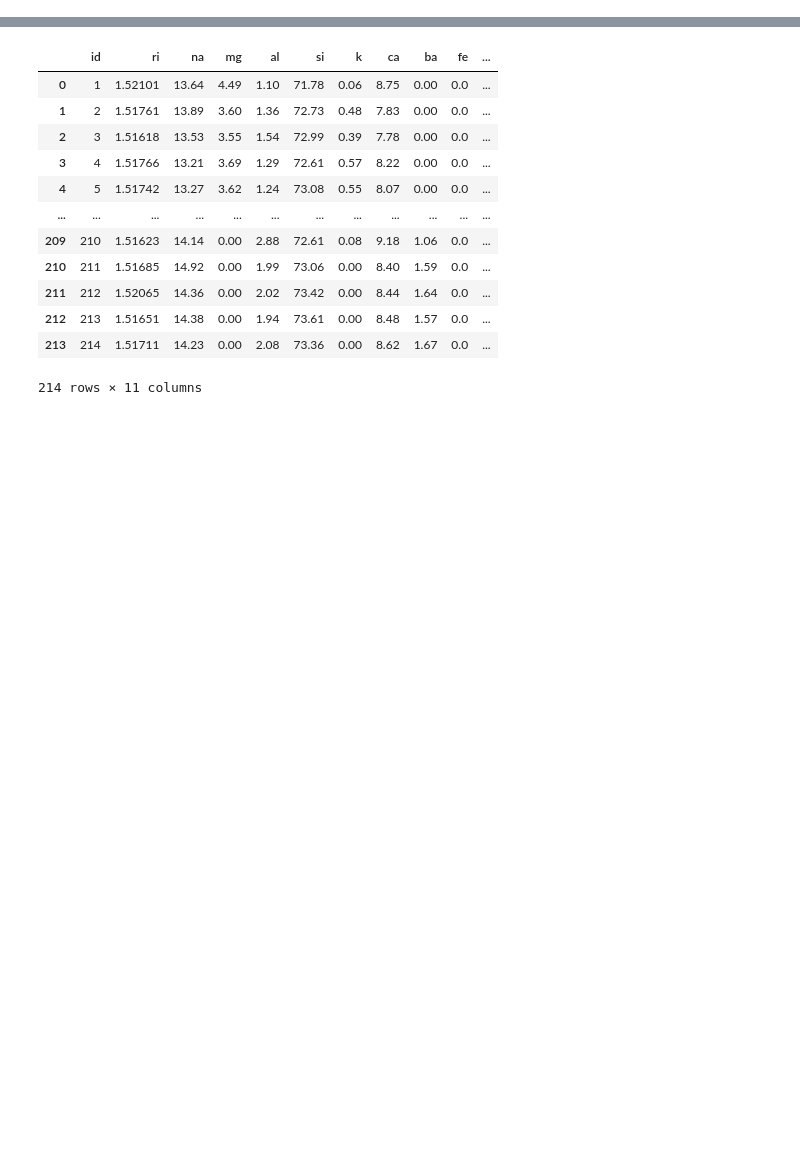
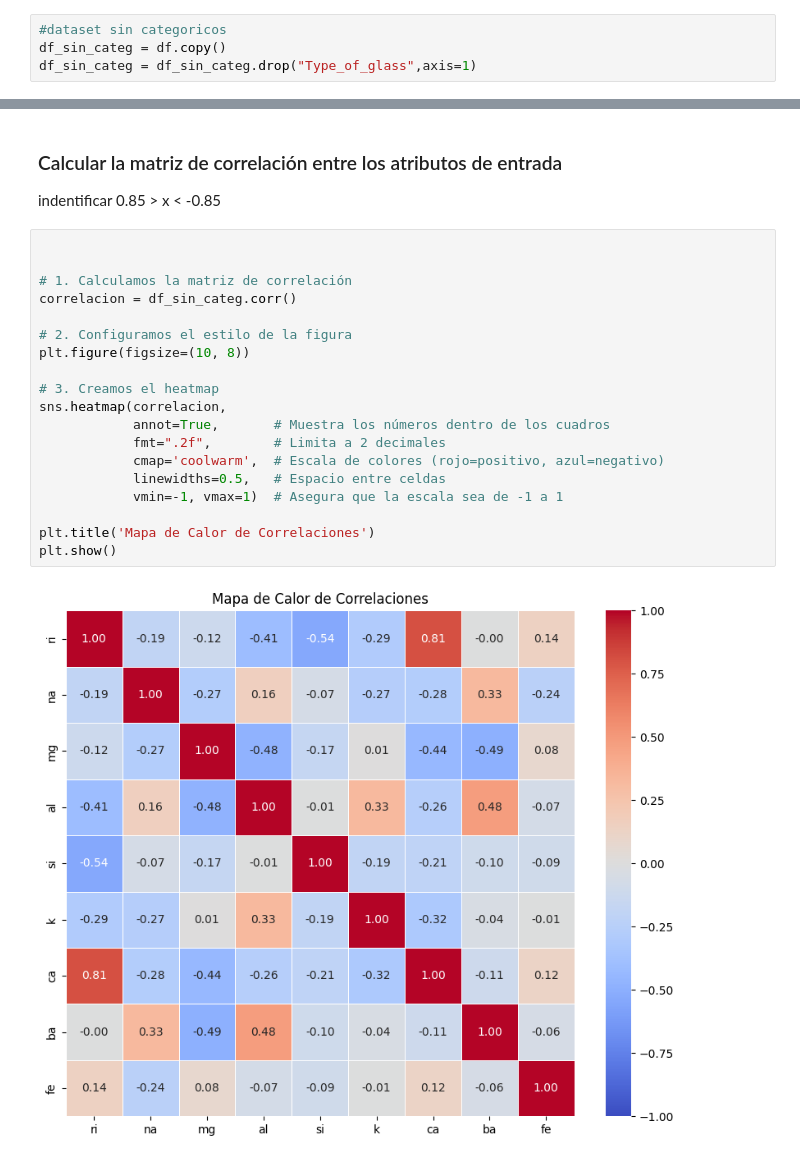
Before and after one commit to Jeffersonmz2/Entrega_II_ML, a Jupyter notebook: entrega_II_ML.ipynb, the cells around one changed output, grey strips where cells are left out. Drawn from its saved outputs; the diff is of its cells as text; blank space fills up the shorter version.

```diff
--- a/entrega_II_ML.ipynb
+++ b/entrega_II_ML.ipynb
@@ -18,0 +74,4 @@ df.shape
+# %%
+#dataset sin categoricos
+df_sin_categ = df.copy()
+df_sin_categ = df_sin_categ.drop("Type_of_glass",axis=1)
@@ -19,15 +124,24 @@ df.shape
+# %% [markdown]
+### Calcular la matriz de correlación entre los atributos de entrada
+indentificar  0.85 >  x < -0.85
 # %%
+
+
+# 1. Calculamos la matriz de correlación
+correlacion = df_sin_categ.corr()
+
+# 2. Configuramos el estilo de la figura
+plt.figure(figsize=(10, 8))
+
+# 3. Creamos el heatmap
+sns.heatmap(correlacion,
+            annot=True,       # Muestra los números dentro de los cuadros
+            fmt=".2f",        # Limita a 2 decimales
+            cmap='coolwarm',  # Escala de colores (rojo=positivo, azul=negativo)
+            linewidths=0.5,   # Espacio entre celdas
+            vmin=-1, vmax=1)  # Asegura que la escala sea de -1 a 1
+
+plt.title('Mapa de Calor de Correlaciones')
+plt.show()
 # %% [output]
-|  | id | ri | na | mg | al | si | k | ca | ba | fe | ... |
-| 0 | 1 | 1.52101 | 13.64 | 4.49 | 1.10 | 71.78 | 0.06 | 8.75 | 0.00 | 0.0 | ... |
-| 1 | 2 | 1.51761 | 13.89 | 3.60 | 1.36 | 72.73 | 0.48 | 7.83 | 0.00 | 0.0 | ... |
-| 2 | 3 | 1.51618 | 13.53 | 3.55 | 1.54 | 72.99 | 0.39 | 7.78 | 0.00 | 0.0 | ... |
-| 3 | 4 | 1.51766 | 13.21 | 3.69 | 1.29 | 72.61 | 0.57 | 8.22 | 0.00 | 0.0 | ... |
-| 4 | 5 | 1.51742 | 13.27 | 3.62 | 1.24 | 73.08 | 0.55 | 8.07 | 0.00 | 0.0 | ... |
-| ... | ... | ... | ... | ... | ... | ... | ... | ... | ... | ... | ... |
-| 209 | 210 | 1.51623 | 14.14 | 0.00 | 2.88 | 72.61 | 0.08 | 9.18 | 1.06 | 0.0 | ... |
-| 210 | 211 | 1.51685 | 14.92 | 0.00 | 1.99 | 73.06 | 0.00 | 8.40 | 1.59 | 0.0 | ... |
-| 211 | 212 | 1.52065 | 14.36 | 0.00 | 2.02 | 73.42 | 0.00 | 8.44 | 1.64 | 0.0 | ... |
-| 212 | 213 | 1.51651 | 14.38 | 0.00 | 1.94 | 73.61 | 0.00 | 8.48 | 1.57 | 0.0 | ... |
-| 213 | 214 | 1.51711 | 14.23 | 0.00 | 2.08 | 73.36 | 0.00 | 8.62 | 1.67 | 0.0 | ... |
-214 rows × 11 columns
+[figure, added]
```
Also changed, not shown: parts of 19 cells of this notebook, 3 other files.
